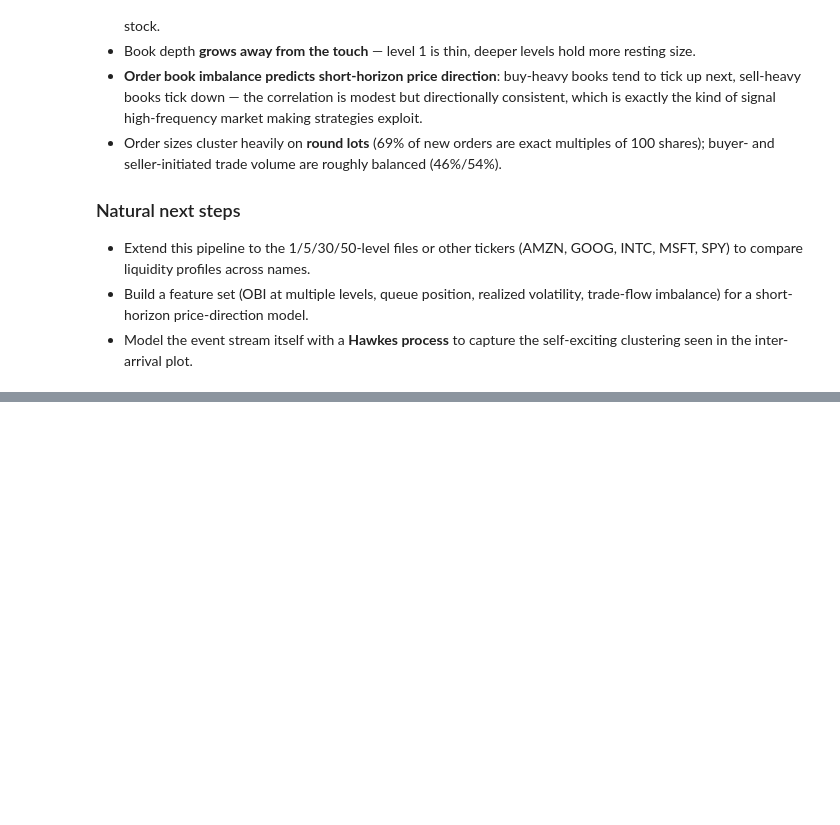
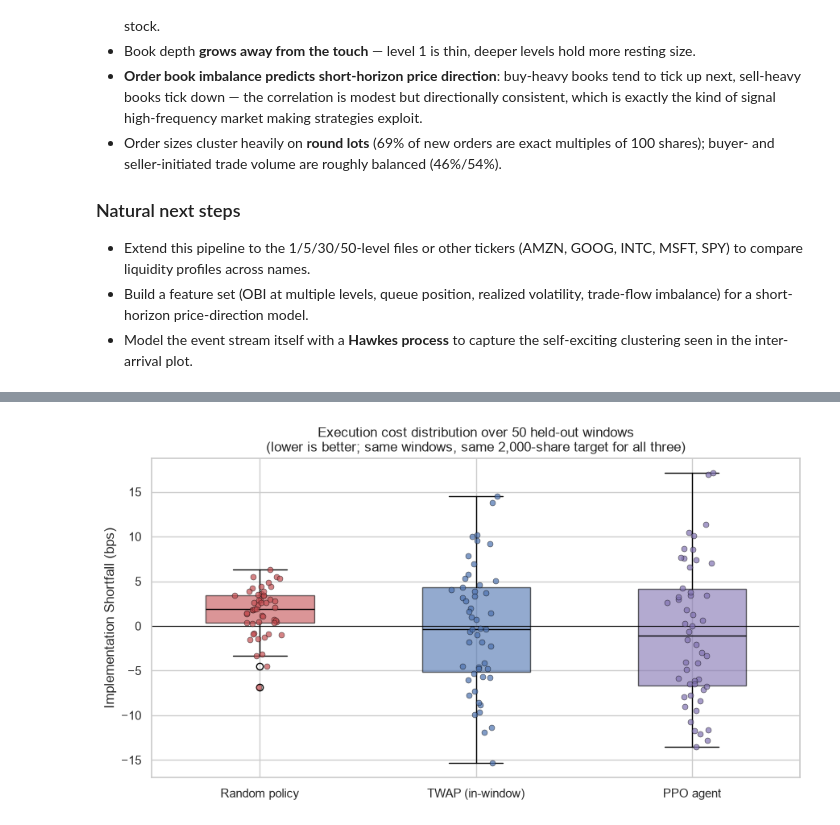
Before and after one commit to yeonjaej/LOB, a Jupyter notebook: data/LOBdata_EDA.ipynb, the cells around one changed output, grey strips where cells are left out. Saved outputs shown, nothing was run; the diff lists cells and outputs as text; code cells hidden in the pictures; blank space fills up the shorter version.

```diff
--- a/data/LOBdata_EDA.ipynb
+++ b/data/LOBdata_EDA.ipynb
@@ -485,0 +1141,11 @@ Share of new orders that are an exact multiple of 100 shares: 68.6%
+# %%
+import time
+from stable_baselines3 import PPO
+from stable_baselines3.common.monitor import Monitor
+
+train_env = Monitor(OptimalExecutionEnv(df_ob))
+
+t0 = time.time()
+model = PPO("MlpPolicy", train_env, verbose=0, seed=42)
+model.learn(total_timesteps=50_000)
+print(f"Trained PPO for 50,000 timesteps in {time.time() - t0:.1f}s")
@@ -485,0 +1225,25 @@ Share of new orders that are an exact multiple of 100 shares: 68.6%
+# %%
+rl_method_order = ["Random policy", "TWAP (in-window)", "PPO agent"]
+rl_method_colors = {"Random policy": "#C44E52", "TWAP (in-window)": "#4C72B0", "PPO agent": "#8172B2"}
+
+fig, ax = plt.subplots(figsize=(9, 5))
+box_data = [rl_comparison[m].values for m in rl_method_order]
+bp = ax.boxplot(box_data, tick_labels=rl_method_order, patch_artist=True, widths=0.5,
+                 medianprops=dict(color="black"))
+for patch, m in zip(bp["boxes"], rl_method_order):
+    patch.set_facecolor(rl_method_colors[m])
+    patch.set_alpha(0.6)
+
+for i, m in enumerate(rl_method_order):
+    x_jitter = np.random.default_rng(0).normal(i + 1, 0.05, size=len(rl_comparison))
+    ax.scatter(x_jitter, rl_comparison[m], color=rl_method_colors[m], edgecolor="black",
+               linewidth=0.4, s=25, alpha=0.7, zorder=3)
+
+ax.axhline(0, color="black", linewidth=0.8)
+ax.set_ylabel("Implementation Shortfall (bps)")
+ax.set_title(f"Execution cost distribution over {len(eval_seeds)} held-out windows\n(lower is better; same windows, same 2,000-share target for all three)")
+
+plt.tight_layout()
+plt.show()
+# %% [output]
+[figure, added]
```
Also changed, not shown: parts of 36 cells of this notebook.
